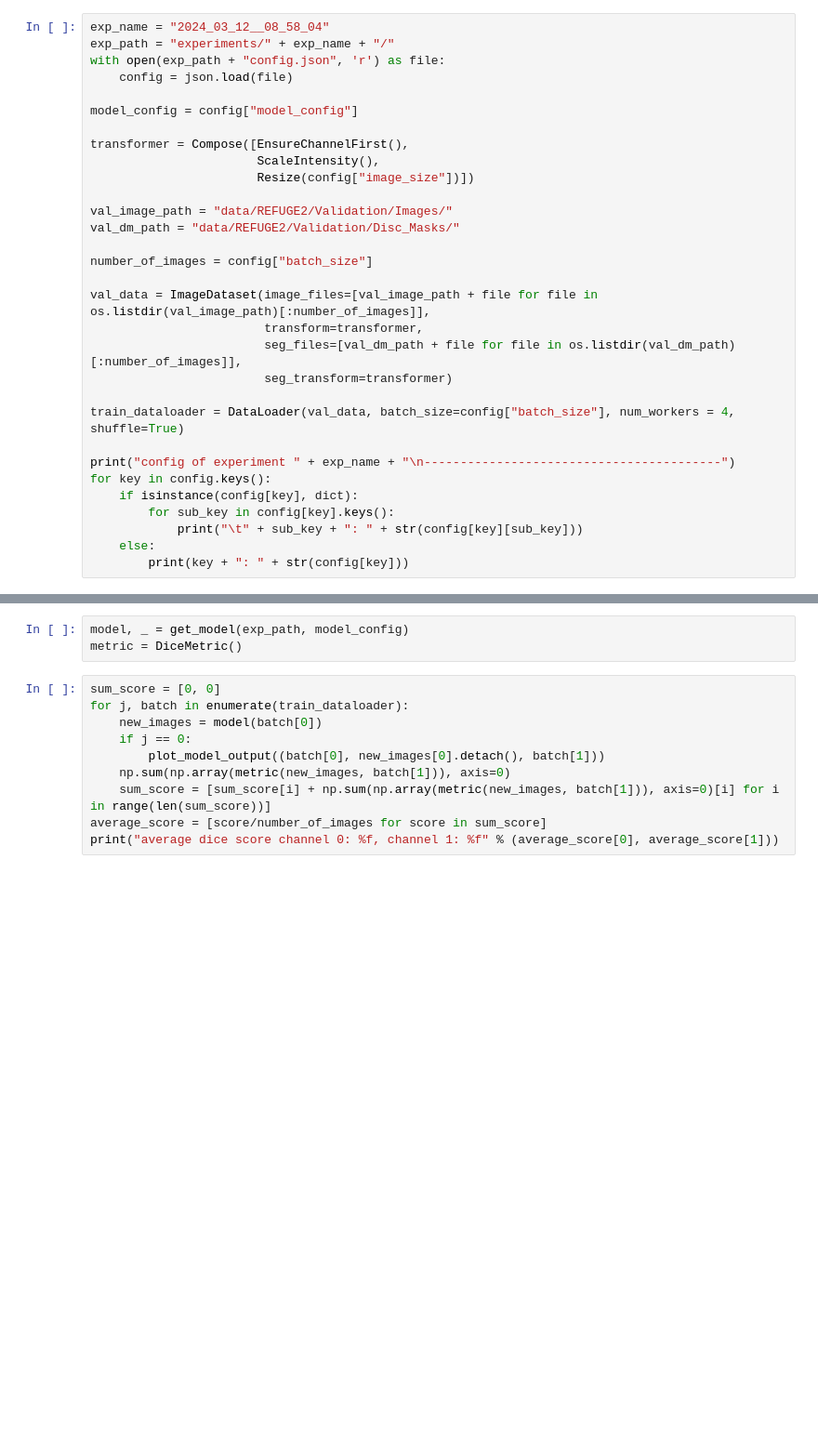
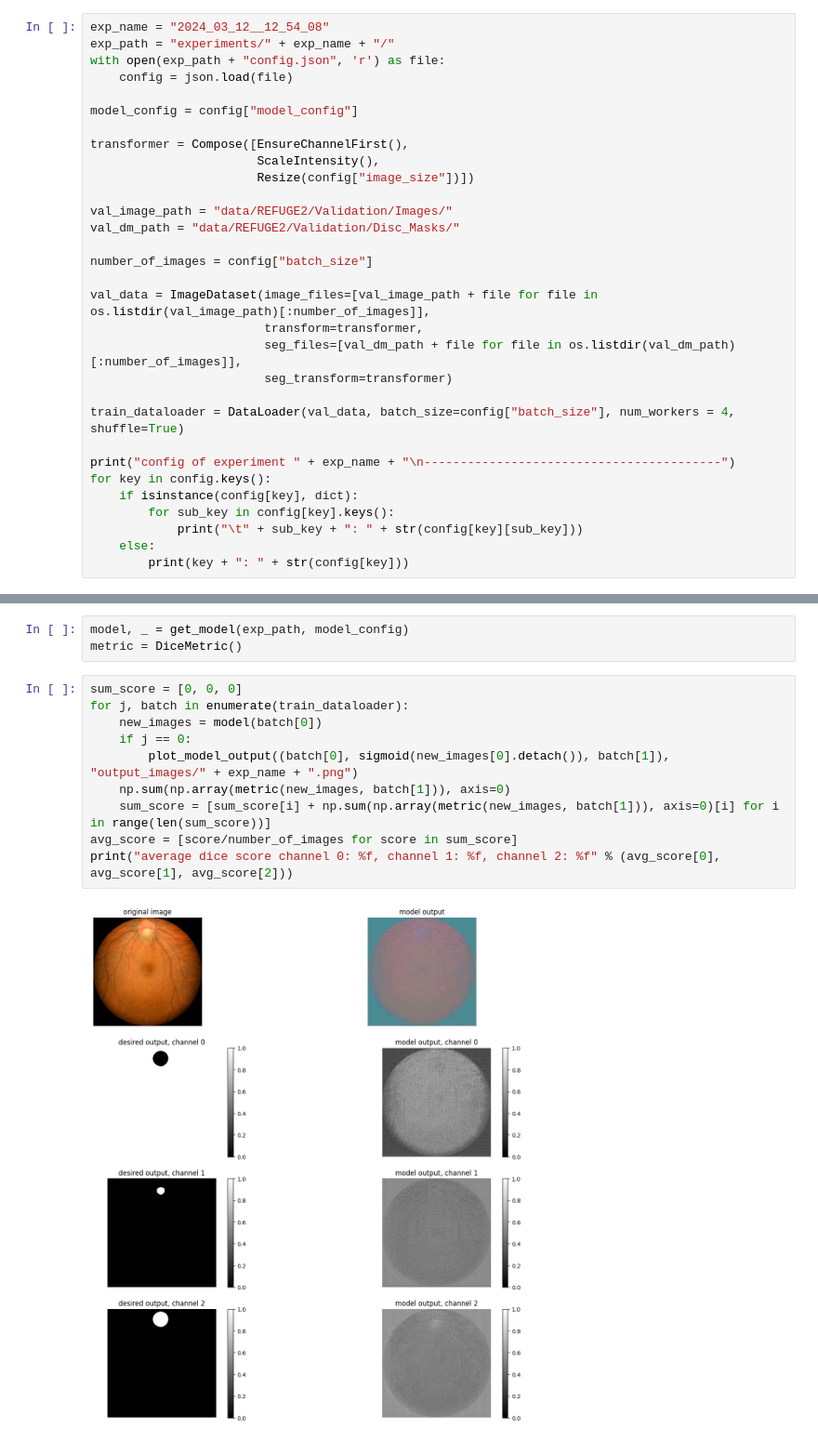
Before and after one commit to mo1333/anatomically_coherent_segmentation, a Jupyter notebook: evaluate.ipynb, the cells around one changed output, grey strips where cells are left out. Shown at 93% size. Drawn from its saved outputs; the diff is of its cells as text; blank space fills up the shorter version.

```diff
--- a/evaluate.ipynb
+++ b/evaluate.ipynb
@@ -16,7 +17,7 @@ from evaluate_util import get_model
 The autoreload extension is already loaded. To reload it, use:
   %reload_ext autoreload
 # %%
-exp_name = "2024_03_12__08_58_04"
+exp_name = "2024_03_12__12_54_08"
 exp_path = "experiments/" + exp_name + "/"
 with open(exp_path + "config.json", 'r') as file:
     config = json.load(file)
@@ -103,13 +66,14 @@ def plot_model_output(sample):
 model, _ = get_model(exp_path, model_config)
 metric = DiceMetric()
 # %%
-sum_score = [0, 0]
+sum_score = [0, 0, 0]
 for j, batch in enumerate(train_dataloader):
     new_images = model(batch[0])
     if j == 0:
-        plot_model_output((batch[0], new_images[0].detach(), batch[1]))
+        plot_model_output((batch[0], sigmoid(new_images[0].detach()), batch[1]), "output_images/" + exp_name + ".png")
     np.sum(np.array(metric(new_images, batch[1])), axis=0)
     sum_score = [sum_score[i] + np.sum(np.array(metric(new_images, batch[1])), axis=0)[i] for i in range(len(sum_score))]
-average_score = [score/number_of_images for score in sum_score]
-print("average dice score channel 0: %f, channel 1: %f" % (average_score[0], average_score[1]))
+avg_score = [score/number_of_images for score in sum_score]
+print("average dice score channel 0: %f, channel 1: %f, channel 2: %f" % (avg_score[0], avg_score[1], avg_score[2]))
 # %% [output]
+[figure, new version]
```
Also changed, not shown: parts of 4 cells of this notebook, 3 other files.
